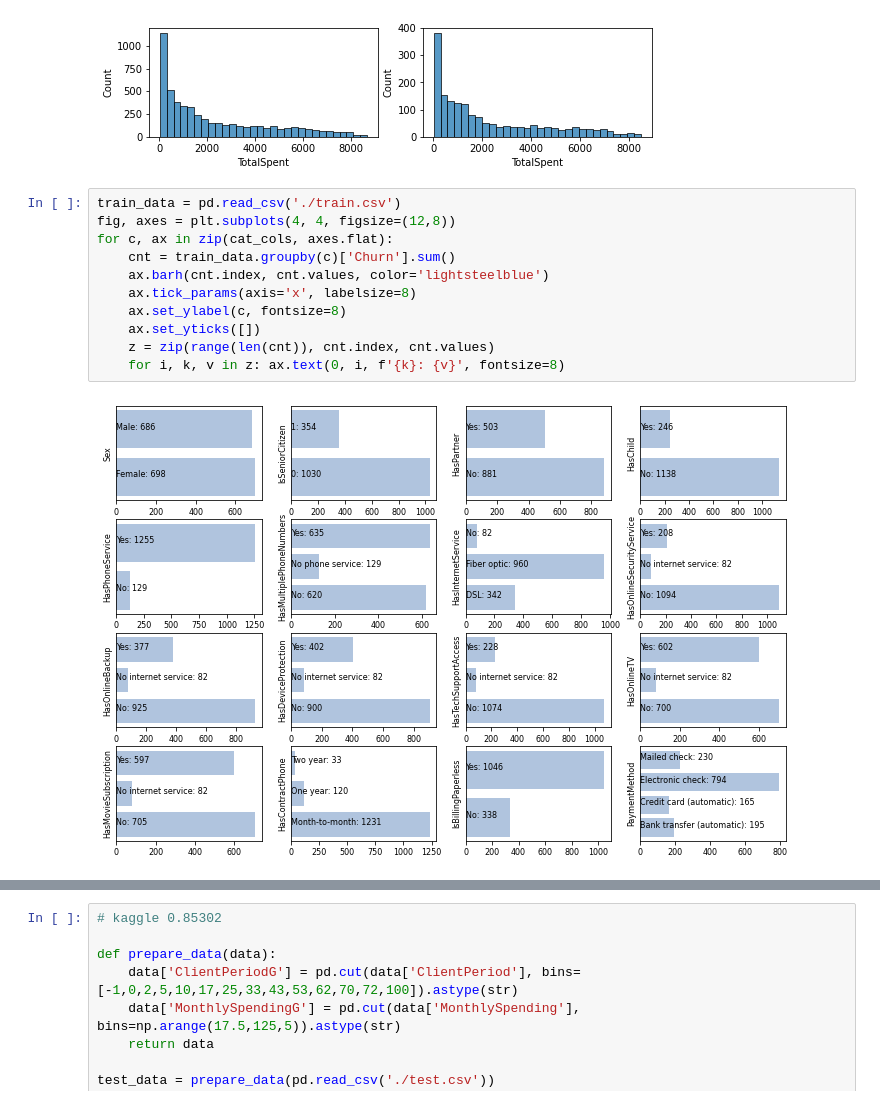
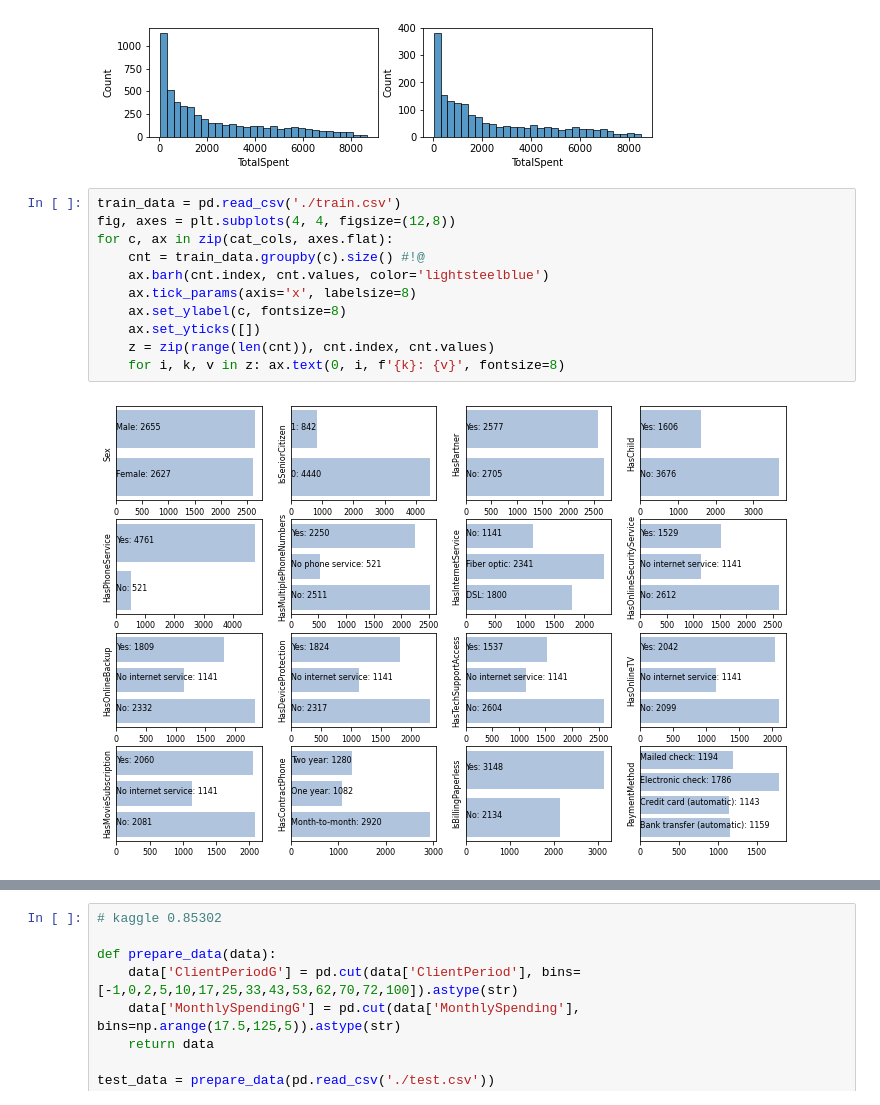
Before and after one commit to MitrofanovDmitry/study, a Jupyter notebook: practice/60 customer churn (dls)/3.ipynb, the cells around one changed output, grey strips where cells are left out. Drawn from its saved outputs; the diff is of its cells as text.

```diff
--- a/practice/60 customer churn (dls)/3.ipynb
+++ b/practice/60 customer churn (dls)/3.ipynb
@@ -127,13 +127,13 @@ sns.histplot(test_data['TotalSpent'], bins=30, ax=axes[1]);
 # %%
 train_data = pd.read_csv('./train.csv')
 fig, axes = plt.subplots(4, 4, figsize=(12,8))
 for c, ax in zip(cat_cols, axes.flat):
-    cnt = train_data.groupby(c)['Churn'].sum()
+    cnt = train_data.groupby(c).size() #!@
     ax.barh(cnt.index, cnt.values, color='lightsteelblue')
     ax.tick_params(axis='x', labelsize=8)
     ax.set_ylabel(c, fontsize=8)
     ax.set_yticks([])
     z = zip(range(len(cnt)), cnt.index, cnt.values)
     for i, k, v in z: ax.text(0, i, f'{k}: {v}', fontsize=8)
 # %% [output]
-[figure, old version]
+[figure, new version]
```
Also changed, not shown: parts of 1 cell of this notebook.
